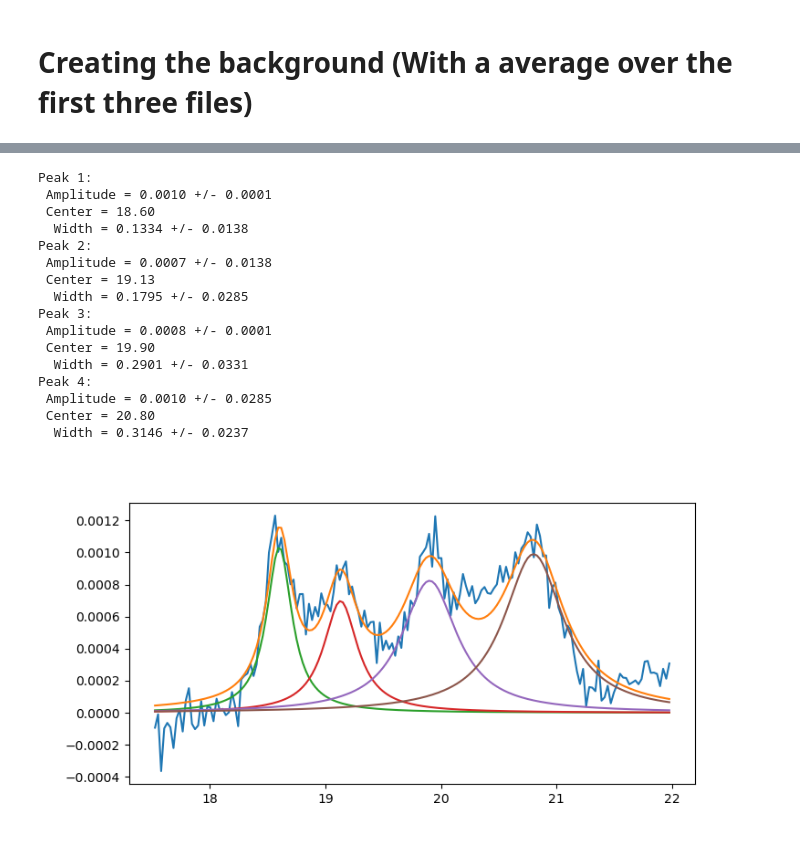
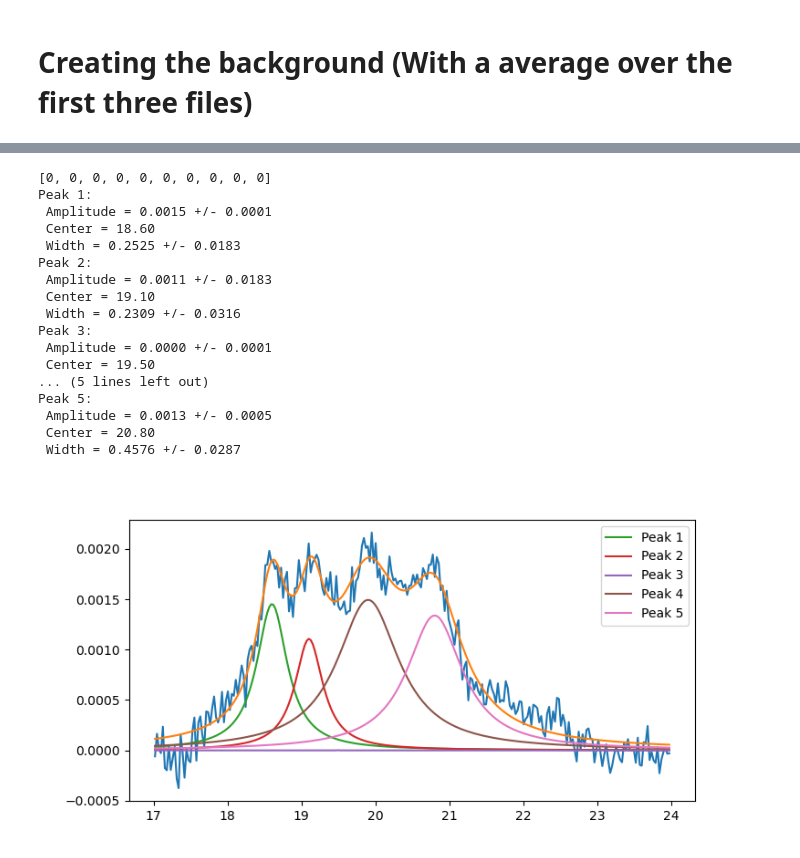
Before and after one commit to PronoyDutta/SAXS_WAXS, a Jupyter notebook: fitting_data.ipynb, the cells around one changed output, grey strips where cells are left out. Cells and saved outputs as stored; diff of their text form; code cells hidden in the pictures.

```diff
--- a/fitting_data.ipynb
+++ b/fitting_data.ipynb
@@ -81,9 +81,10 @@ def lorentzian(x, a, x0, w0):
     return y"""
 
 def multi_lorentzian(x, *params):
-    #mean_positions = [18.6, 19.13, 19.5, 19.9, 20.8]
-    mean_positions = [18.6, 19.13, 19.9, 20.8]
-    #mean_positions = [18.6, 19.5, 20.8]
+    mean_positions = [18.6, 19.13, 19.5, 19.9, 20.8]
+    # mean_positions = [18.6, 19.13, 19.9, 20.8]
+    # mean_positions = [18.6, 19.5, 20.8]
+    # mean_positions = [19.5]
 
     y = np.zeros_like(x)
     for j in range(len(mean_positions)):
@@ -257,7 +260,7 @@ for entries in range(len(X_data)):
     Y_data[entries] = Y_data[entries]/3
 
 baseline_filter = Baseline(x_data = X_data)
-baseline = baseline_filter.modpoly(Y_data, poly_order= 6)[0]
+baseline = baseline_filter.modpoly(Y_data, poly_order= 10)[0]
 print(baseline)
 modified_Y = Y_data-baseline
 plt.plot(X_data, Y_data)
@@ -297,9 +291,8 @@ plt.ylim(-0.0006,0.002)
 # %%
 # Filter data between ranges
 
-min_x = 17.5
-max_x = 22
-
+min_x = 17
+max_x = 24
 
 X_positions = corrected_waxs_files[starting_file].iloc[:,0]
 
@@ -314,60 +307,64 @@ x_filtered = []
 y_filtered = []
 
 for entry in range(start_row, end_row+1):
-    x_temp = corrected_waxs_files[1].iloc[entry,0]
-    y_temp = corrected_waxs_files[1].iloc[entry,1]
+    x_temp = corrected_waxs_files[2].iloc[entry,0]
+    y_temp = corrected_waxs_files[2].iloc[entry,1]
     x_filtered.append(x_temp)
     y_filtered.append(y_temp)
 
 x_filtered = np.array(x_filtered)
 y_filtered = np.array(y_filtered)
 
+mean_positions = [18.6, 19.1, 19.5, 19.9, 20.8]
+# mean_positions = [18.6, 19.13, 19.9, 20.8]
+# mean_positions = [18.6, 19.5, 20.8]
+# mean_positions = [19.5]
 
-# initial_guess = [0.001, 1, 0.001, 1, 0.001, 1, 0.0002, 1, 0.001, 1] # 5 peaks
-initial_guess = [0.001, 0.1, 0.001, 0.1, 0.001, 0.1, 0.0002, 0.1] # 4 peaks
-#initial_guess = [0.001, 1, 0.001, 1, 0.001, 1] # 3 peaks
+initial_guess = [0.001, 0.1] * len(mean_positions)
 
-popt_lorentz, pcov_lorentz = curve_fit(multi_lorentzian, xdata= x_filtered, ydata= y_filtered, p0 = initial_guess)
+lower_bounds = [0, 0] * (len(mean_positions))
+upper_bounds = [np.inf, np.inf] * (len(mean_positions))
+bounds = (lower_bounds, upper_bounds)
+print(lower_bounds)
 
+popt_lorentz, pcov_lorentz = curve_fit(multi_lorentzian, xdata= x_filtered, ydata= y_filtered, p0 = initial_guess, bounds= bounds)
 
 perr_lorentzian = np.sqrt(np.diag(pcov_lorentz)) # Calculating the errors from the functions
 
-# mean_positions = [18.6, 19.1, 19.5, 19.9, 20.8]
-mean_positions = [18.6, 19.13, 19.9, 20.8]
-#mean_positions = [18.6, 19.5, 20.8]
 
 for i in range(len(mean_positions)):
     print(f"Peak {i+1}:")
     print(f" Amplitude = {popt_lorentz[2*i]:.4f} +/- {perr_lorentzian[i]:.4f}")
     print(f" Center = {mean_positions[i]:.2f}")
-    print(f"  Width = {popt_lorentz[2*i +1]:.4f} +/- {perr_lorentzian[2*i +1]:.4f}")
-
+    print(f" Width = {popt_lorentz[2*i +1]:.4f} +/- {perr_lorentzian[2*i +1]:.4f}")
 
 plt.figure(figsize= (8,4))
 
 plt.plot(x_filtered, y_filtered)
 plt.plot(x_filtered, multi_lorentzian(x_filtered, *popt_lorentz))
 
 #for i in range(0, len(popt_lorentz), 3):
 #    plt.plot(x_filtered, lorentzian(x_filtered, popt_lorentz[i], popt_lorentz[i+1], popt_lorentz[i+2]), label=f'Peak {i//3 + 1}')
 
 for j in range(len(mean_positions)):
-    plt.plot(x_filtered, lorentzian(x_filtered, popt_lorentz[2*j], mean_positions[j], popt_lorentz[2*j+1]), label=f'Peak {i//3 + 1}')
+    plt.plot(x_filtered, lorentzian(x_filtered, popt_lorentz[2*j], mean_positions[j], popt_lorentz[2*j+1]), label=f'Peak {j + 1}')
+    plt.legend()
 # %% [output]
+[0, 0, 0, 0, 0, 0, 0, 0, 0, 0]
 Peak 1:
- Amplitude = 0.0010 +/- 0.0001
+ Amplitude = 0.0015 +/- 0.0001
  Center = 18.60
-  Width = 0.1334 +/- 0.0138
+ Width = 0.2525 +/- 0.0183
 Peak 2:
- Amplitude = 0.0007 +/- 0.0138
- Center = 19.13
-  Width = 0.1795 +/- 0.0285
+ Amplitude = 0.0011 +/- 0.0183
+ Center = 19.10
+ Width = 0.2309 +/- 0.0316
 Peak 3:
- Amplitude = 0.0008 +/- 0.0001
- Center = 19.90
-  Width = 0.2901 +/- 0.0331
-Peak 4:
- Amplitude = 0.0010 +/- 0.0285
+ Amplitude = 0.0000 +/- 0.0001
+ Center = 19.50
+... (5 lines left out)
+Peak 5:
+ Amplitude = 0.0013 +/- 0.0005
  Center = 20.80
-  Width = 0.3146 +/- 0.0237
+ Width = 0.4576 +/- 0.0287
-[figure, old version]
+[figure, new version]
```
Also changed, not shown: parts of 7 cells of this notebook, 1 other file.
